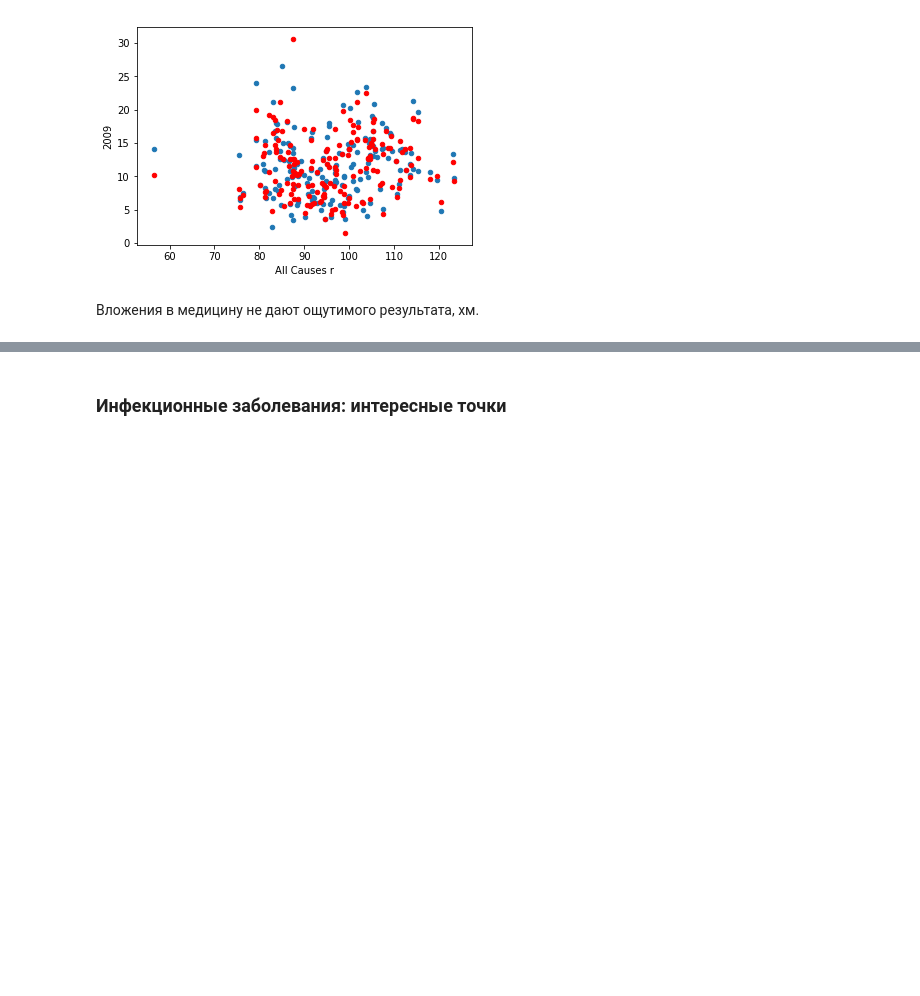
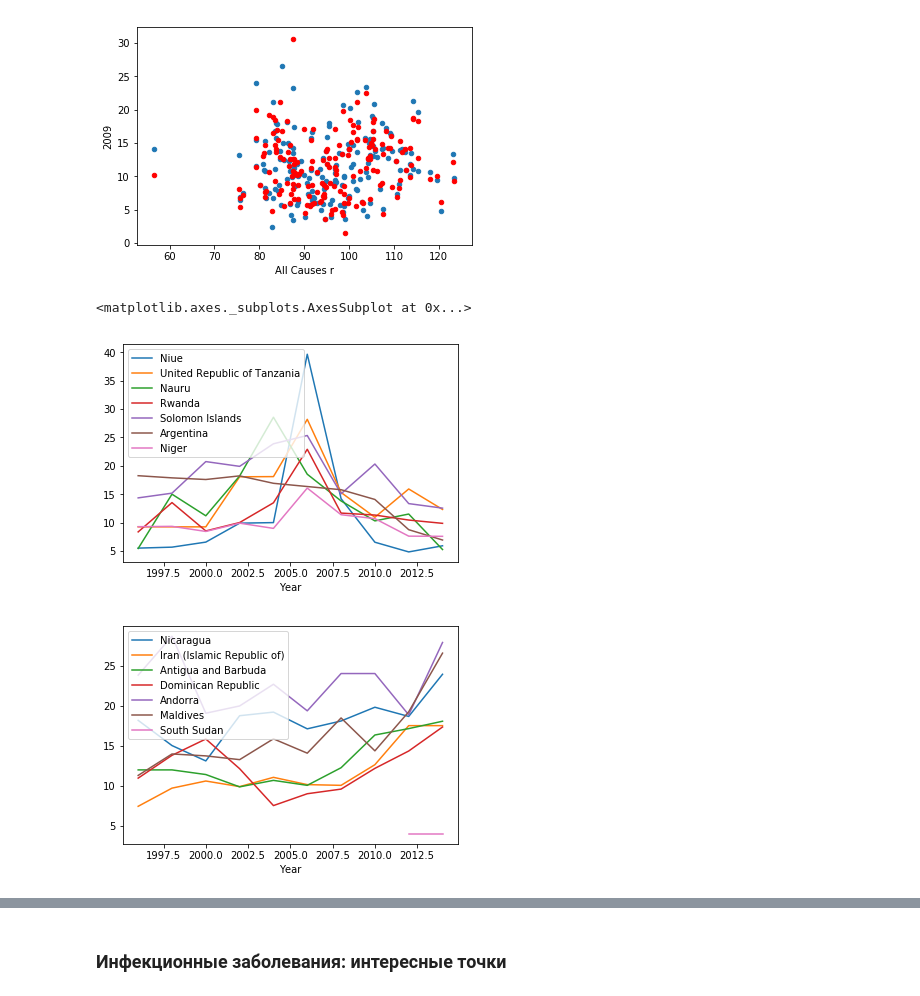
Before and after one commit to Derrior/data-journalism, a Jupyter notebook: data-crawling/who-data.ipynb, the cells around one changed output, grey strips where cells are left out. Cells and saved outputs as stored; diff of their text form; code cells hidden in the pictures; blank space fills up the shorter version.

```diff
--- a/data-crawling/who-data.ipynb
+++ b/data-crawling/who-data.ipynb
@@ -187,5 +188,29 @@ burden_and_expenditure.plot.scatter(x="All Causes r", y='2009', ax=noncomm_expen
 # %% [output]
 <matplotlib.axes._subplots.AxesSubplot at 0x...>
 [figure]
-# %% [markdown]
-Вложения в медицину не дают ощутимого результата, хм.
+# %%
+diff = pandas.Series()
+for i in health_exp_abs_pc.index:
+    diff[i] = health_exp_abs_pc.loc[i, "2014"] - health_exp_abs_pc.loc[i, "2006"]
+diff = diff.sort_values()
+lowest_exp = pandas.DataFrame()
+for i in diff[:7].index:
+    lowest_exp[i] = health_exp_abs_pc.loc[i]
+
+lowest_exp["Year"] = pandas.to_numeric(lowest_exp.index)
+
+lowest_exp = lowest_exp[lowest_exp["Year"] % 2 == 0]
+lowest_exp.plot.line(x = "Year")
+
+highest_exp = pandas.DataFrame()
+for i in diff[-7:].index:
+    highest_exp[i] = health_exp_abs_pc.loc[i]
+
+highest_exp["Year"] = pandas.to_numeric(highest_exp.index)
+
+highest_exp = highest_exp[highest_exp["Year"] % 2 == 0]
+highest_exp.plot.line(x = "Year")
+# %% [output]
+<matplotlib.axes._subplots.AxesSubplot at 0x...>
+[figure, added]
+[figure, added]
```
Also changed, not shown: parts of 5 cells of this notebook, 7 other files.
